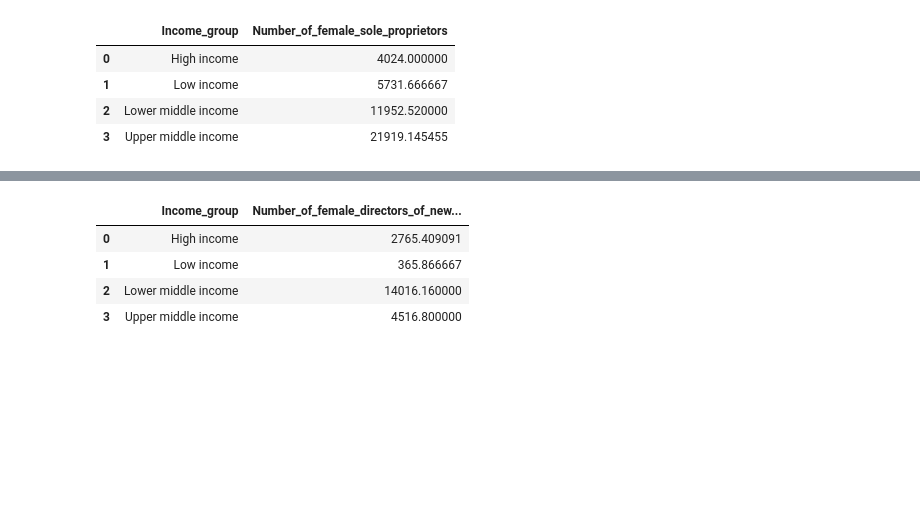
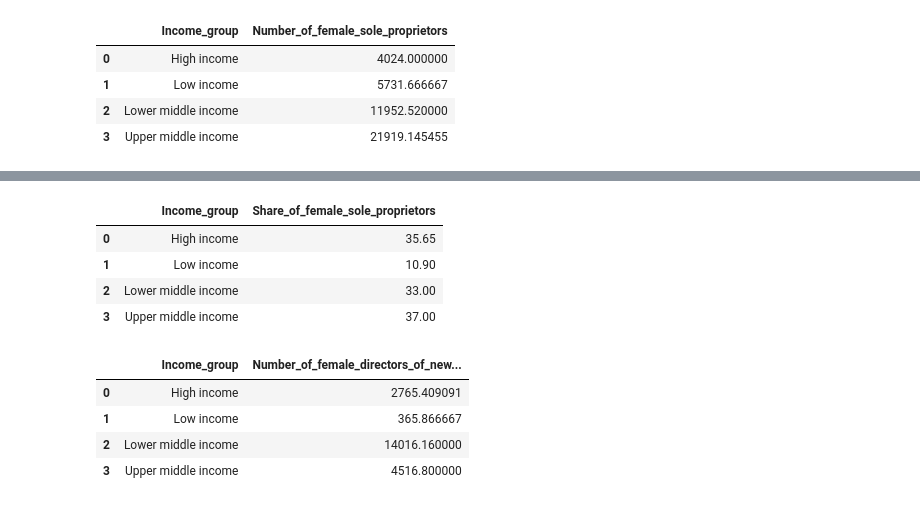
Before and after one commit to AnnikaBock65/Female_Entrepreneurship, a Jupyter notebook: notebooks/Final_Female_Business_Owner.ipynb, the cells around one changed output, grey strips where cells are left out. Drawn from its saved outputs; the diff is of its cells as text; code cells hidden in the pictures; blank space fills up the shorter version.

```diff
--- a/notebooks/Final_Female_Business_Owner.ipynb
+++ b/notebooks/Final_Female_Business_Owner.ipynb
@@ -621,3 +630,12 @@ fem_sole_income
+# %%
+fem_sole__share_income = (female_business_owner_drop_renamed.groupby(['Income_group'], as_index=False)['Share_of_female_sole_proprietors'].median())
+fem_sole__share_income
+# %% [output]
+|  | Income_group | Share_of_female_sole_proprietors |
+| 0 | High income | 35.65 |
+| 1 | Low income | 10.90 |
+| 2 | Lower middle income | 33.00 |
+| 3 | Upper middle income | 37.00 |
 # %%
 fem_directors_income = (female_business_owner_drop_renamed.groupby(['Income_group'], as_index=False)['Number_of_female_directors_of_new_LLC'].mean())
 fem_directors_income
```
Also changed, not shown: parts of 1 cell of this notebook, 1 other file.
